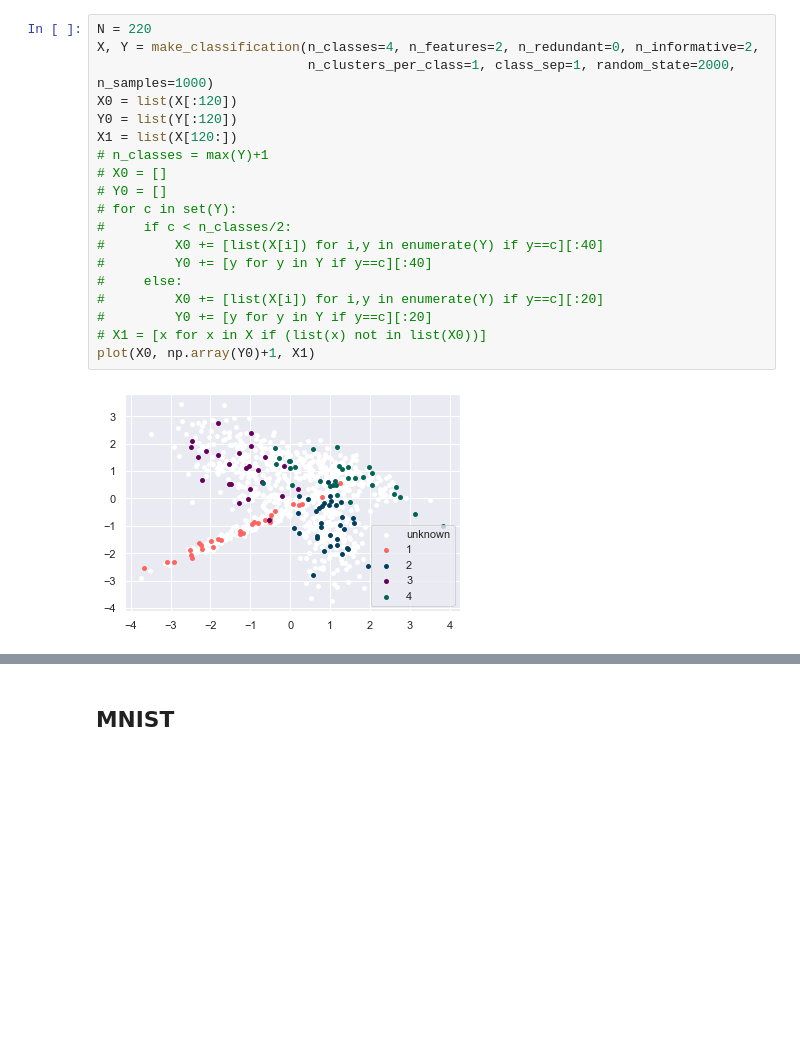
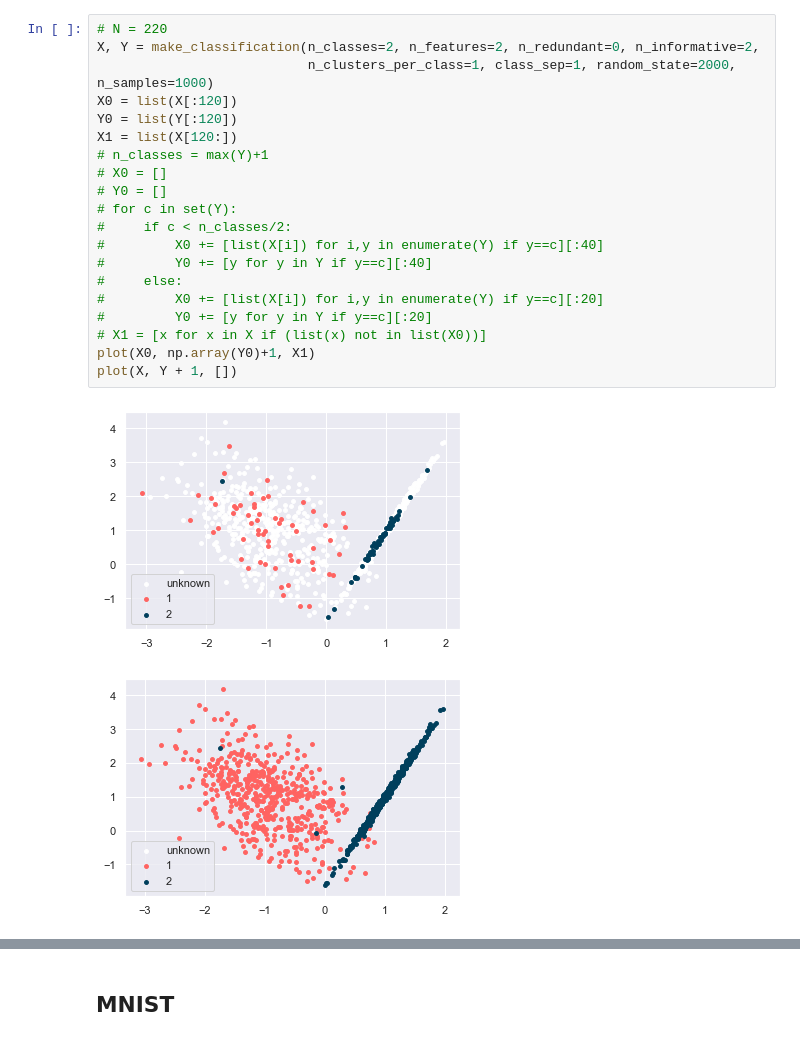
Before and after one commit to imamar94/GL, a Jupyter notebook: Multiclass.ipynb, the cells around one changed output, grey strips where cells are left out. Cells and saved outputs as stored; diff of their text form; blank space fills up the shorter version.

```diff
--- a/Multiclass.ipynb
+++ b/Multiclass.ipynb
@@ -18,21 +37,23 @@ sns.set()
 # %%
-N = 220
-X, Y = make_classification(n_classes=4, n_features=2, n_redundant=0, n_informative=2,
+# N = 220
+X, Y = make_classification(n_classes=2, n_features=2, n_redundant=0, n_informative=2,
                            n_clusters_per_class=1, class_sep=1, random_state=2000, n_samples=1000)
 X0 = list(X[:120])
 Y0 = list(Y[:120])
 X1 = list(X[120:])
 # n_classes = max(Y)+1
 # X0 = []
 # Y0 = []
 # for c in set(Y):
 #     if c < n_classes/2:
 #         X0 += [list(X[i]) for i,y in enumerate(Y) if y==c][:40]
 #         Y0 += [y for y in Y if y==c][:40]
 #     else:
 #         X0 += [list(X[i]) for i,y in enumerate(Y) if y==c][:20]
 #         Y0 += [y for y in Y if y==c][:20]
 # X1 = [x for x in X if (list(x) not in list(X0))]
 plot(X0, np.array(Y0)+1, X1)
+plot(X, Y + 1, [])
 # %% [output]
-[figure, old version]
+[figure, new version]
+[figure, added]
```
Also changed, not shown: parts of 45 cells of this notebook, 25 other files.
